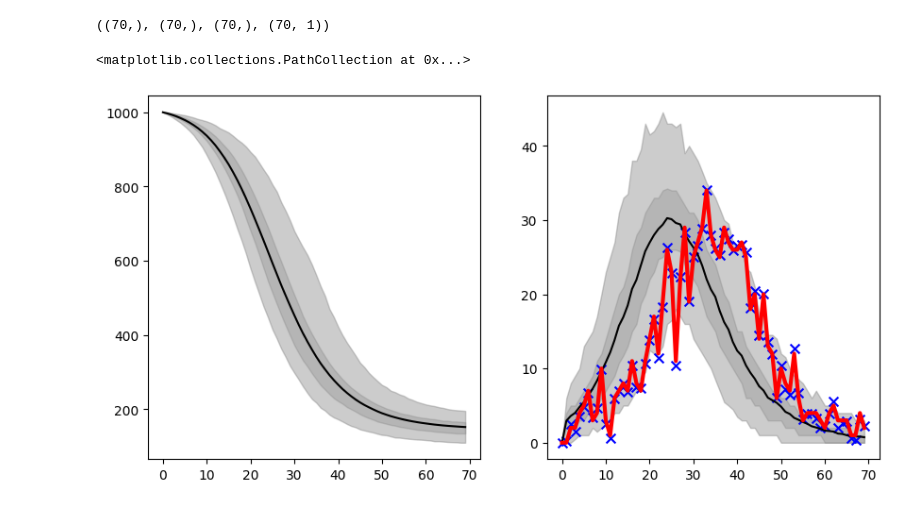
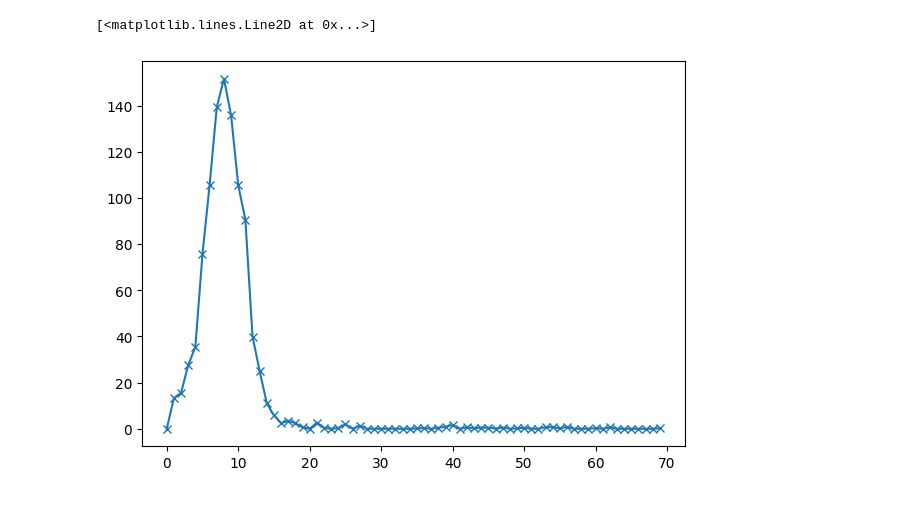
Before and after one commit to ChaosDonkey06/pompjax, a Jupyter notebook: example.ipynb, the cells around one changed output. Drawn from its saved outputs; the diff is of its cells as text; code cells hidden in the pictures.

```diff
--- a/example.ipynb
+++ b/example.ipynb
@@ -19,9 +28,9 @@ def binomial_transition(xi, τ, dt=1):
     return jax.device_put(pop)
 
 def checkpopvars(x, pop):
-    return np.minimum(np.maximum(x, 0), pop)
+    return np.clip(x, 0, pop)
 
-def model(t, x, β, γ, N, dt=1):
+def f(t, x, β, γ, N, dt=1):
     """
     Process model
     """
@@ -39,7 +48,7 @@ def model(t, x, β, γ, N, dt=1):
     R  = R + i2r
     C  = s2i
 
-    return checkpopvars(np.array([S, I, R, C]), N)
+    return np.array([S, I, R, C])
 
 def g(t, x, θ):
     """
@@ -47,7 +56,7 @@ def g(t, x, θ):
     """
     return x.at[3, :].get()
 
-def f0(pop=1e-6, inf_init=1/100, m =300):
+def f0(pop=1e+6, inf_init=1/100, m =300):
     """
     Initial guess of the state space.
     """
@@ -62,19 +73,27 @@ def f0(pop=1e-6, inf_init=1/100, m =300):
 # %%
 N = 1000
 
-β = 0.3 # days
-γ = 1/7 # days
+β_truth = 0.9 # days
+γ_truth = 1/7 # days
 
 
 T    = 70
 dt   = 1
 ens  = 500
-x0    = f0(N, 1/100, m=ens)
+x0    = f0(N, 1/10, m=ens)
 x_sim = x0
 
 x_sim = np.full((4, T, ens), np.nan)
 x_sim = x_sim.at[:, 0, :].set(x0)
 
 for t in range(1, T):
-    x     = f(x_sim.at[:, t-1, :].get(), 1, β, γ, N)
+    x     = f(t, x_sim.at[:, t-1, :].get(), β_truth, γ_truth, N)
     x_sim = x_sim.at[:, t, :].set(x)
+
+
+C =  x_sim.at[3, :, :].get()
+
+k = jax.random.PRNGKey(1)
+
+obs_use   = C.at[:, onp.random.randint(ens)].get()
+obs_use_n = np.maximum(obs_use + np.squeeze(jax.random.normal(k, shape=(T, 1))*0.5), 0)
@@ -91,21 +99,0 @@ obs_use_n = np.maximum(obs_use + np.squeeze(jax.random.normal(k, shape=(T, 1))*0
-# %%
-S_df.index.shape, obs_use.shape, C.at[:, 300].get().shape,  jax.random.normal(k, shape=(T, 1)).shape
-# %% [output]
-((70,), (70,), (70,), (70, 1))
-# %%
-import matplotlib.pyplot as plt
-
-fig, ax = plt.subplots(1, 2, figsize=(10, 5))
-ax[0].plot(S_df.index, S_df['mean'], label='S', color="k")
-ax[0].fill_between(S_df.index, S_df['low_95'], S_df['high_95'], alpha=0.4, color="gray")
-ax[0].fill_between(S_df.index, S_df['low_50'], S_df['high_50'], alpha=0.3, color="gray")
-
-
-ax[1].plot(C_df.index, C_df['mean'], label='S', color="k")
-ax[1].fill_between(C_df.index, C_df['low_95'], C_df['high_95'], alpha=0.4, color="gray")
-ax[1].fill_between(C_df.index, C_df['low_50'], C_df['high_50'], alpha=0.3, color="gray")
-ax[1].plot(S_df.index, obs_use, color="red", lw=3)
-ax[1].scatter(S_df.index, obs_use_n, color="blue", marker="x", s=50)
-# %% [output]
-<matplotlib.collections.PathCollection at 0x...>
-[figure, removed]
@@ -122,0 +100,7 @@ def normal_loglikelihood(real_world_observations, model_observations, error_vari
+# %%
+import matplotlib.pyplot as plt
+fig, ax = plt.subplots(1, 1, figsize=(7, 5))
+ax.plot(obs_use_n, label='obs', marker="x")
+# %% [output]
+[<matplotlib.lines.Line2D at 0x...>]
+[figure, added]
```
Also changed, not shown: parts of 7 cells of this notebook, 5 other files.
